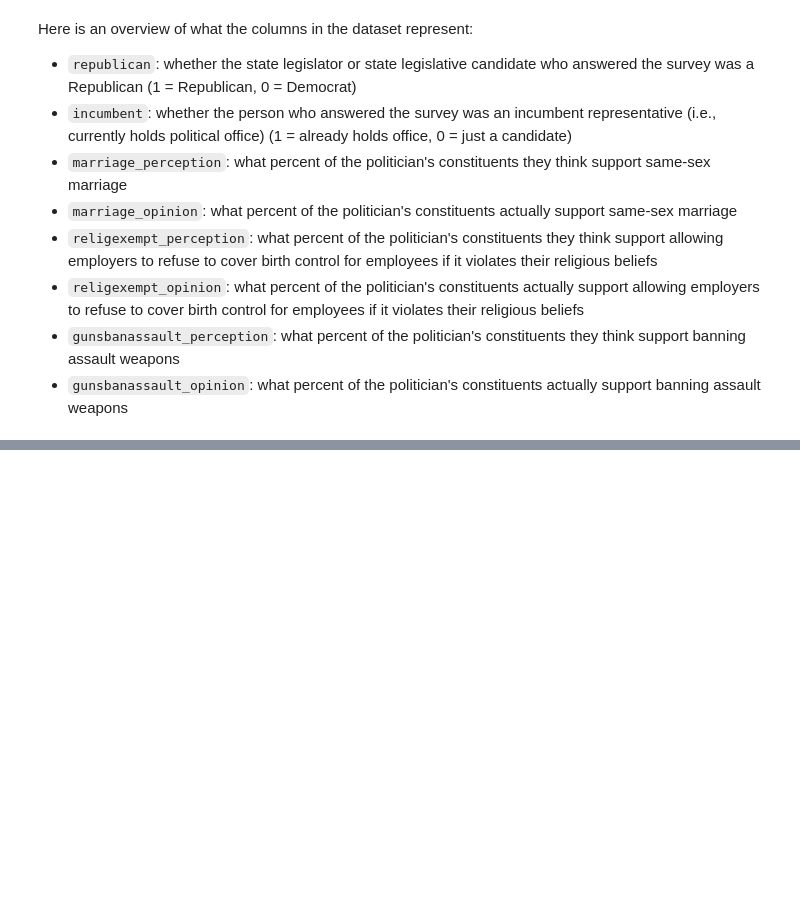
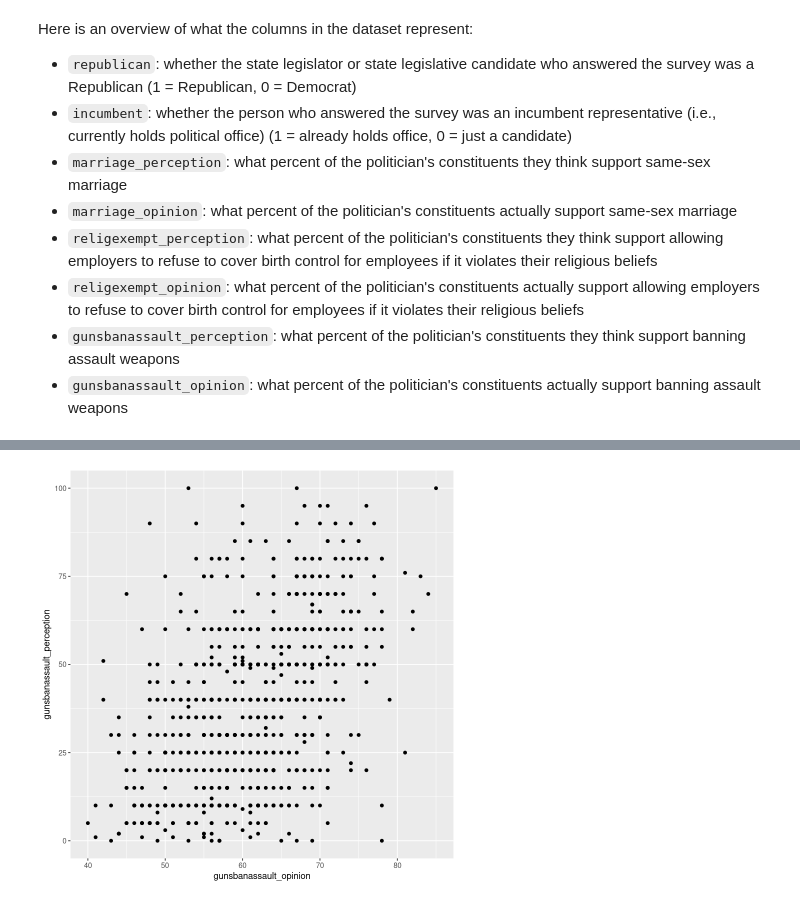
Before and after one commit to alanyan19/ps3, a Jupyter notebook: Week10_Lecture1SANDBOX.ipynb, the cells around one changed output, grey strips where cells are left out. Saved outputs shown, nothing was run; the diff lists cells and outputs as text; code cells hidden in the pictures; blank space fills up the shorter version.

```diff
--- a/Week10_Lecture1SANDBOX.ipynb
+++ b/Week10_Lecture1SANDBOX.ipynb
@@ -29,4 +43,4 @@ avg.constitutent.support
 # %%
 # What is the AVERAGE difference between politicians' perceptions and constituent opinion?
-difference <- ...
+difference <- mean(data$gunsbanassault_perception - data$gunsbanassault_opinion, na.rm = TRUE)
 difference
@@ -33,10 +49,17 @@ difference
 # %%
 # How do we figure out whether incumbents are better at knowing constituent opinion?
-incumbents <- ...
-difference.incumbents <- ...
+incumbents <- subset(data, incumbent == 1)
+difference.incumbents <- mean(incumbents$gunsbanassault_perception - incumbents$gunsbanassault_opinion,
+                              na.rm = TRUE)
 
-nonincumbents <- ...
-difference.nonincumbents <- ...
+nonincumbents <- subset(data, incumbent == 0)
+difference.nonincumbents <- mean(nonincumbents$gunsbanassault_perception - nonincumbents$gunsbanassault_opinion,
+                              na.rm = TRUE)
 
 difference.incumbents
 difference.nonincumbents
+
+#an alternative way to get the same answer
+library(estimatr)
+data$difference <- data$gunsbanassault_perception - data$gunsbanassault_opinion
+difference_in_means(difference ~ incumbent, data)
@@ -43,4 +72,5 @@ difference.nonincumbents
 # %%
 # Plot the relationship between constituent opinion (x-axis) and politician's perceptions (y-axis)
-plot.gunban <- ...
+plot.gunban <- qplot(gunsbanassault_opinion, gunsbanassault_perception, data = data)
 plot.gunban
+# %% [output]
@@ -47,2 +79,3 @@ plot.gunban
+[figure, added]
 # %%
 # Now, add a regression line and make sure the x-axis goes from 0 to 100
```
Also changed, not shown: parts of 11 cells of this notebook.
